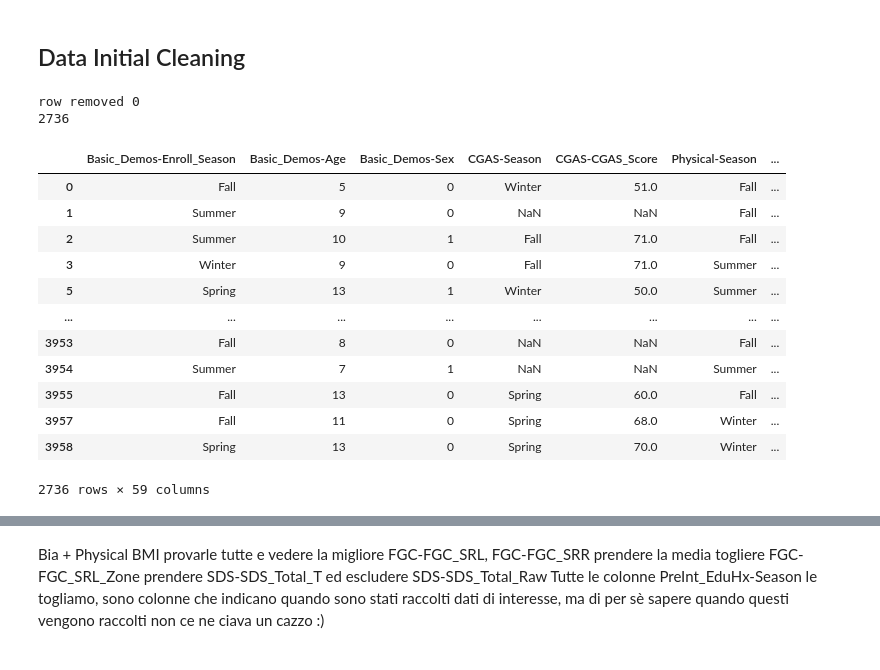
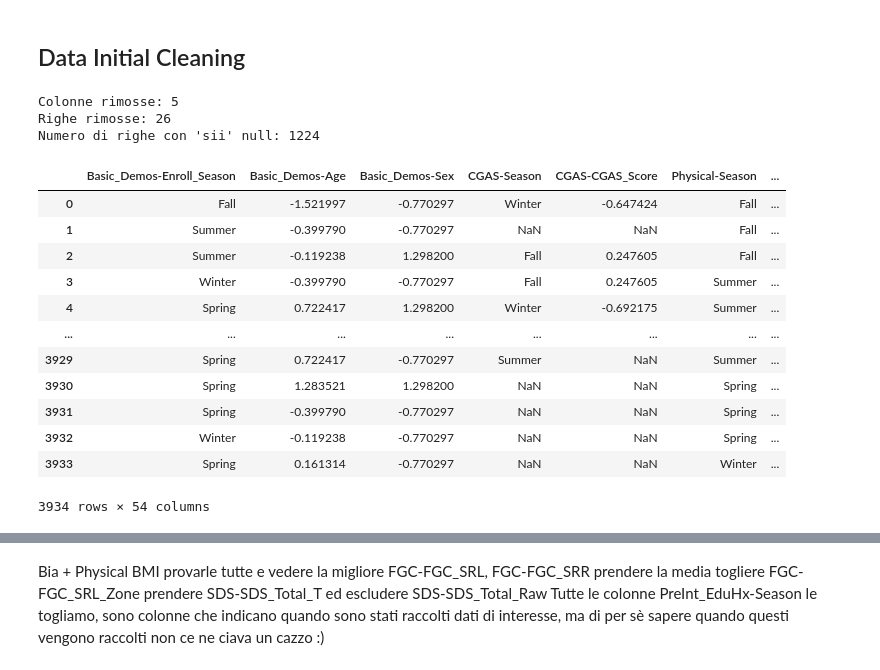
Before and after one commit to EliaCoro/progetto_dwm, a Jupyter notebook: work/progetto.ipynb, the cells around one changed output, grey strips where cells are left out. Saved outputs shown, nothing was run; the diff lists cells and outputs as text; code cells hidden in the pictures.

```diff
--- a/work/progetto.ipynb
+++ b/work/progetto.ipynb
@@ -31,65 +21,72 @@ import pandas as pd
 from cleaning.remove_high_missing_fields import remove_high_missing_fields
 from cleaning.remove_high_missing_columns import remove_high_missing_columns
 
-# Reload dataset
+# Carica i dati
 data = pd.read_csv('train.csv')
 
-# Removed columns which are not present in the test set
+# Mantieni solo le colonne presenti nel set di test
+# Questa operazione potrebbe rimuovere colonne se 'train.csv' ha colonne extra
 test_columns = list(pd.read_csv('test.csv').columns) + ['sii']
 data = data[test_columns]
 
-# Removed id column
+# Rimuovi la colonna 'id'
 data = data.drop(columns=['id'])
 
-# Removed columns with more than 50% missing values
-#data, column = remove_high_missing_columns(data, threshold=0.50)
-#print("column removed " + str(len(column)))
+# Rimuovi colonne con più dell'80% di valori mancanti
+data, removed_columns = remove_high_missing_columns(data, threshold=0.80)
+print(f"Colonne rimosse: {len(removed_columns)}")
 
-# Removed rows where sii is invalid
-data = data[data['sii'].notna()]
+# Separa le righe con 'sii' mancante senza rimuoverle
+data_with_sii = data[data['sii'].notna()]
+data_without_sii = data[data['sii'].isna()]
 
-# Removed rows with more than 80% missing values
-data, data_removed = remove_high_missing_fields(data, threshold=0.9)
-print("row removed " + str(len(data_removed)))
-print(len(data))
+# Rimuovi righe con più dell'80% di valori mancanti nel sottoinsieme con 'sii' valido
+clean_data, removed_rows = remove_high_missing_fields(data_with_sii, threshold=0.8)
+print(f"Righe rimosse: {len(removed_rows)}")
 
-data
-X = data.copy
+# Ricombina i dati
+data = pd.concat([clean_data, data_without_sii], ignore_index=True)
+
+# Controlla i valori mancanti in 'sii'
+missing_sii_count = data['sii'].isnull().sum()
+print(f"Numero di righe con 'sii' null: {missing_sii_count}")
 # %% [output]
-row removed 0
-2736
+Colonne rimosse: 5
+Righe rimosse: 26
+Numero di righe con 'sii' null: 1224
 # %%
 import pandas as pd
 from sklearn.preprocessing import StandardScaler
 
 def standardize_dataframe(df):
-    # Seleziona solo le colonne numeriche del DataFrame
     numeric_columns = df.select_dtypes(include=['float64', 'int64']).columns
-
     numeric_columns = [col for col in numeric_columns if col != 'sii']
 
+    # Mantieni i valori originali di 'sii'
+    sii_original = df['sii'].copy()
 
-    # Crea uno scaler
     scaler = StandardScaler()
+    df[numeric_columns] = scaler.fit_transform(df[numeric_columns])
 
-    # Applica la standardizzazione alle colonne numeriche
-    df[numeric_columns] = scaler.fit_transform(df[numeric_columns])
+    # Ripristina i valori nulli di 'sii'
+    df['sii'] = sii_original
 
     return df
 
-#data = standardize_dataframe(data)
+
+data = standardize_dataframe(data)
 data
 # %% [output]
 |  | Basic_Demos-Enroll_Season | Basic_Demos-Age | Basic_Demos-Sex | CGAS-Season | CGAS-CGAS_Score | Physical-Season | ... |
-| 0 | Fall | 5 | 0 | Winter | 51.0 | Fall | ... |
-| 1 | Summer | 9 | 0 | NaN | NaN | Fall | ... |
-| 2 | Summer | 10 | 1 | Fall | 71.0 | Fall | ... |
-| 3 | Winter | 9 | 0 | Fall | 71.0 | Summer | ... |
-| 5 | Spring | 13 | 1 | Winter | 50.0 | Summer | ... |
+| 0 | Fall | -1.521997 | -0.770297 | Winter | -0.647424 | Fall | ... |
+| 1 | Summer | -0.399790 | -0.770297 | NaN | NaN | Fall | ... |
+| 2 | Summer | -0.119238 | 1.298200 | Fall | 0.247605 | Fall | ... |
+| 3 | Winter | -0.399790 | -0.770297 | Fall | 0.247605 | Summer | ... |
+| 4 | Spring | 0.722417 | 1.298200 | Winter | -0.692175 | Summer | ... |
 | ... | ... | ... | ... | ... | ... | ... | ... |
-| 3953 | Fall | 8 | 0 | NaN | NaN | Fall | ... |
-| 3954 | Summer | 7 | 1 | NaN | NaN | Summer | ... |
-| 3955 | Fall | 13 | 0 | Spring | 60.0 | Fall | ... |
-| 3957 | Fall | 11 | 0 | Spring | 68.0 | Winter | ... |
-| 3958 | Spring | 13 | 0 | Spring | 70.0 | Winter | ... |
+| 3929 | Spring | 0.722417 | -0.770297 | Summer | NaN | Summer | ... |
+| 3930 | Spring | 1.283521 | 1.298200 | NaN | NaN | Spring | ... |
+| 3931 | Spring | -0.399790 | -0.770297 | NaN | NaN | Spring | ... |
+| 3932 | Winter | -0.119238 | -0.770297 | NaN | NaN | Spring | ... |
+| 3933 | Spring | 0.161314 | -0.770297 | NaN | NaN | Winter | ... |
-2736 rows × 59 columns
+3934 rows × 54 columns
```
Also changed, not shown: parts of 32 cells of this notebook, 7 other files.
